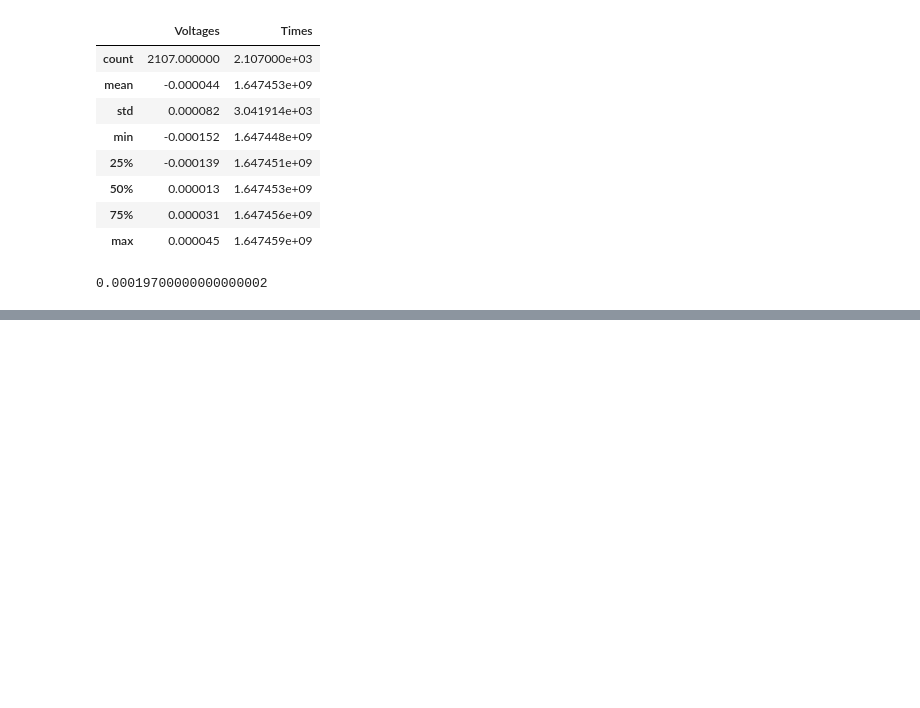
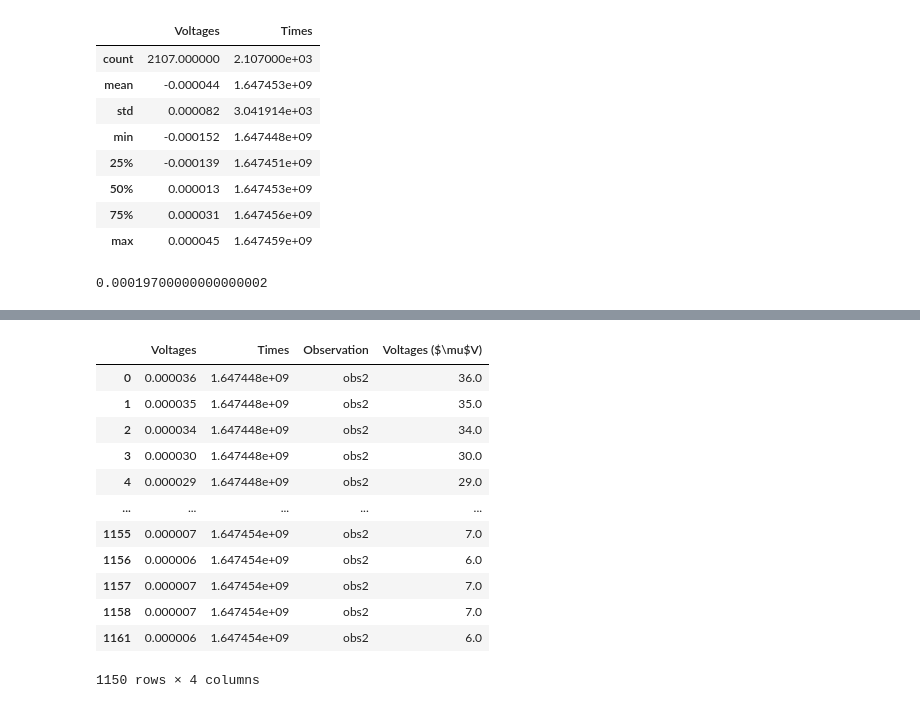
Before and after one commit to nolanylee/astro121lab, a Jupyter notebook: Long_Obs2_Analysis.ipynb, the cells around one changed output, grey strips where cells are left out. Saved outputs shown, nothing was run; the diff lists cells and outputs as text; code cells hidden in the pictures; blank space fills up the shorter version.

```diff
--- a/Long_Obs2_Analysis.ipynb
+++ b/Long_Obs2_Analysis.ipynb
@@ -199,0 +213,16 @@ v_range
+# %%
+m17_cleaned
+# %% [output]
+|  | Voltages | Times | Observation | Voltages ($\mu$V) |
+| 0 | 0.000036 | 1.647448e+09 | obs2 | 36.0 |
+| 1 | 0.000035 | 1.647448e+09 | obs2 | 35.0 |
+| 2 | 0.000034 | 1.647448e+09 | obs2 | 34.0 |
+| 3 | 0.000030 | 1.647448e+09 | obs2 | 30.0 |
+| 4 | 0.000029 | 1.647448e+09 | obs2 | 29.0 |
+| ... | ... | ... | ... | ... |
+| 1155 | 0.000007 | 1.647454e+09 | obs2 | 7.0 |
+| 1156 | 0.000006 | 1.647454e+09 | obs2 | 6.0 |
+| 1157 | 0.000007 | 1.647454e+09 | obs2 | 7.0 |
+| 1158 | 0.000007 | 1.647454e+09 | obs2 | 7.0 |
+| 1161 | 0.000006 | 1.647454e+09 | obs2 | 6.0 |
+1150 rows × 4 columns
```
Also changed, not shown: parts of 16 cells of this notebook.
